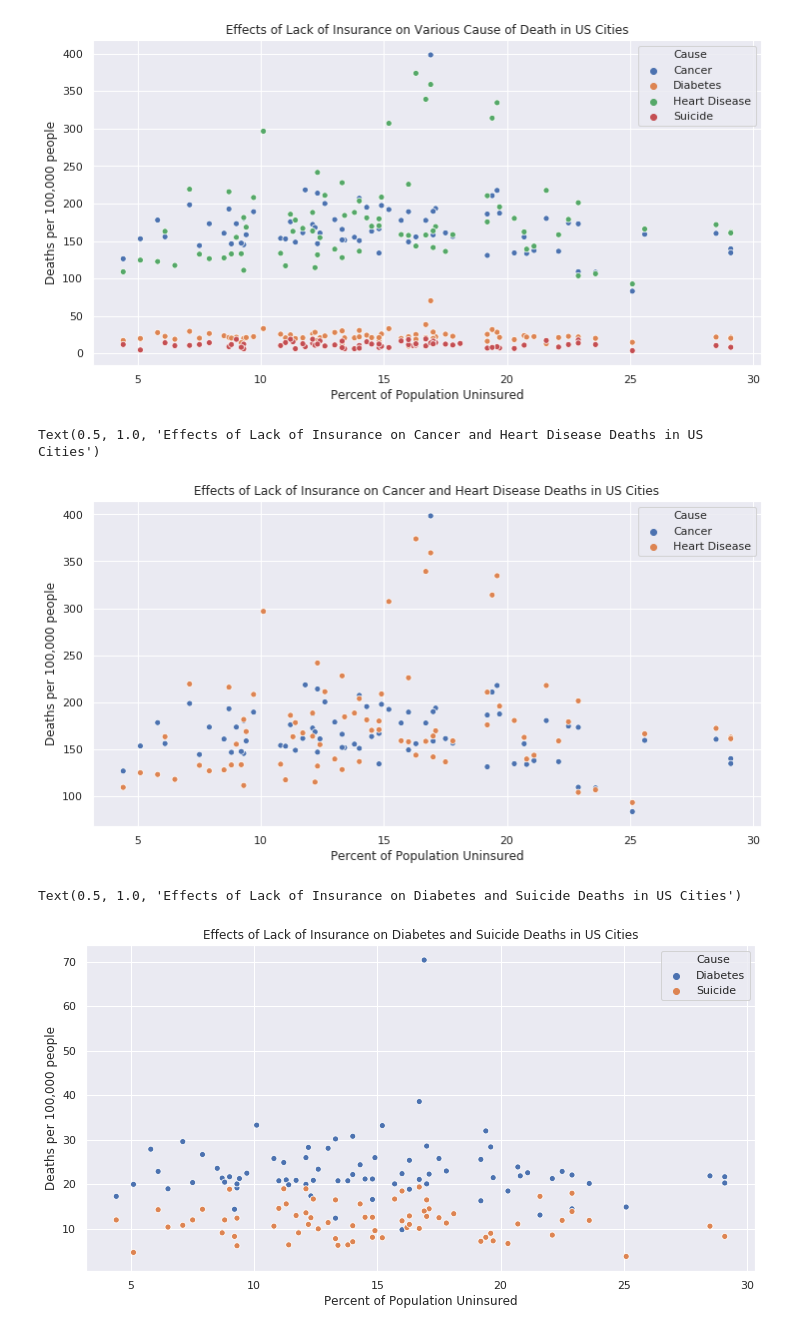
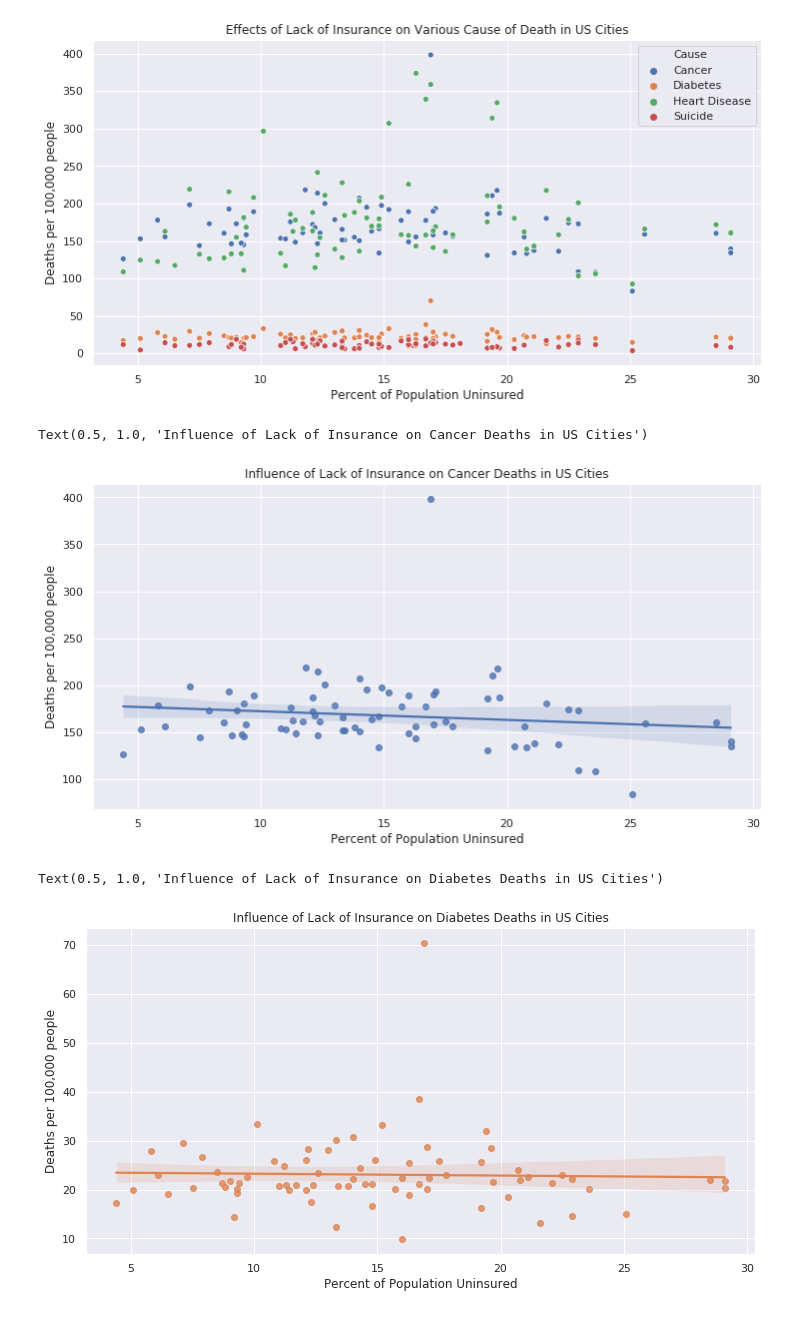
Before and after one commit to manic2man/Lambda-DSpt5-Unit-Projects, a Jupyter notebook: Exercise_vs_Insurance.ipynb, the cells around one changed output. Saved outputs shown, nothing was run; the diff lists cells and outputs as text; code cells hidden in the pictures.

```diff
--- a/Exercise_vs_Insurance.ipynb
+++ b/Exercise_vs_Insurance.ipynb
@@ -273,21 +288,20 @@ df_i1 = df_uninsured[(df_uninsured['Cause'] == 'Cancer') | (df_uninsured['Cause'
 df_i2 = df_uninsured[(df_uninsured['Cause'] == 'Diabetes') | (df_uninsured['Cause'] == 'Suicide')]
 # %%
 fig, ax = pyplot.subplots(figsize=(12,6))
-ax = sns.scatterplot(x="Percent of Population Uninsured",
-                     y="Deaths per 100,000 people",
-                     hue="Cause",
-                     data=df_i1)
-ax.set_title("Effects of Lack of Insurance on Cancer and Heart Disease Deaths in US Cities")
+ax = sns.regplot(x="Percent of Population Uninsured",
+                 y="Deaths per 100,000 people",
+                 data=df_uninsured[(df_uninsured['Cause'] == 'Cancer')])
+ax.set_title("Influence of Lack of Insurance on Cancer Deaths in US Cities")
 # %% [output]
-Text(0.5, 1.0, 'Effects of Lack of Insurance on Cancer and Heart Disease Deaths in US Cities')
+Text(0.5, 1.0, 'Influence of Lack of Insurance on Cancer Deaths in US Cities')
-[figure, old version]
+[figure, new version]
 # %%
 fig, ax = pyplot.subplots(figsize=(12,6))
-ax = sns.scatterplot(x="Percent of Population Uninsured",
-                     y="Deaths per 100,000 people",
-                     hue="Cause",
-                     data=df_i2)
-ax.set_title("Effects of Lack of Insurance on Diabetes and Suicide Deaths in US Cities")
+ax = sns.regplot(x="Percent of Population Uninsured",
+                 y="Deaths per 100,000 people",
+                 data=df_uninsured[(df_uninsured['Cause'] == 'Diabetes')],
+                 color='#DD8452')
+ax.set_title("Influence of Lack of Insurance on Diabetes Deaths in US Cities")
 # %% [output]
-Text(0.5, 1.0, 'Effects of Lack of Insurance on Diabetes and Suicide Deaths in US Cities')
+Text(0.5, 1.0, 'Influence of Lack of Insurance on Diabetes Deaths in US Cities')
-[figure, old version]
+[figure, new version]
```
Also changed, not shown: parts of 8 cells of this notebook.
